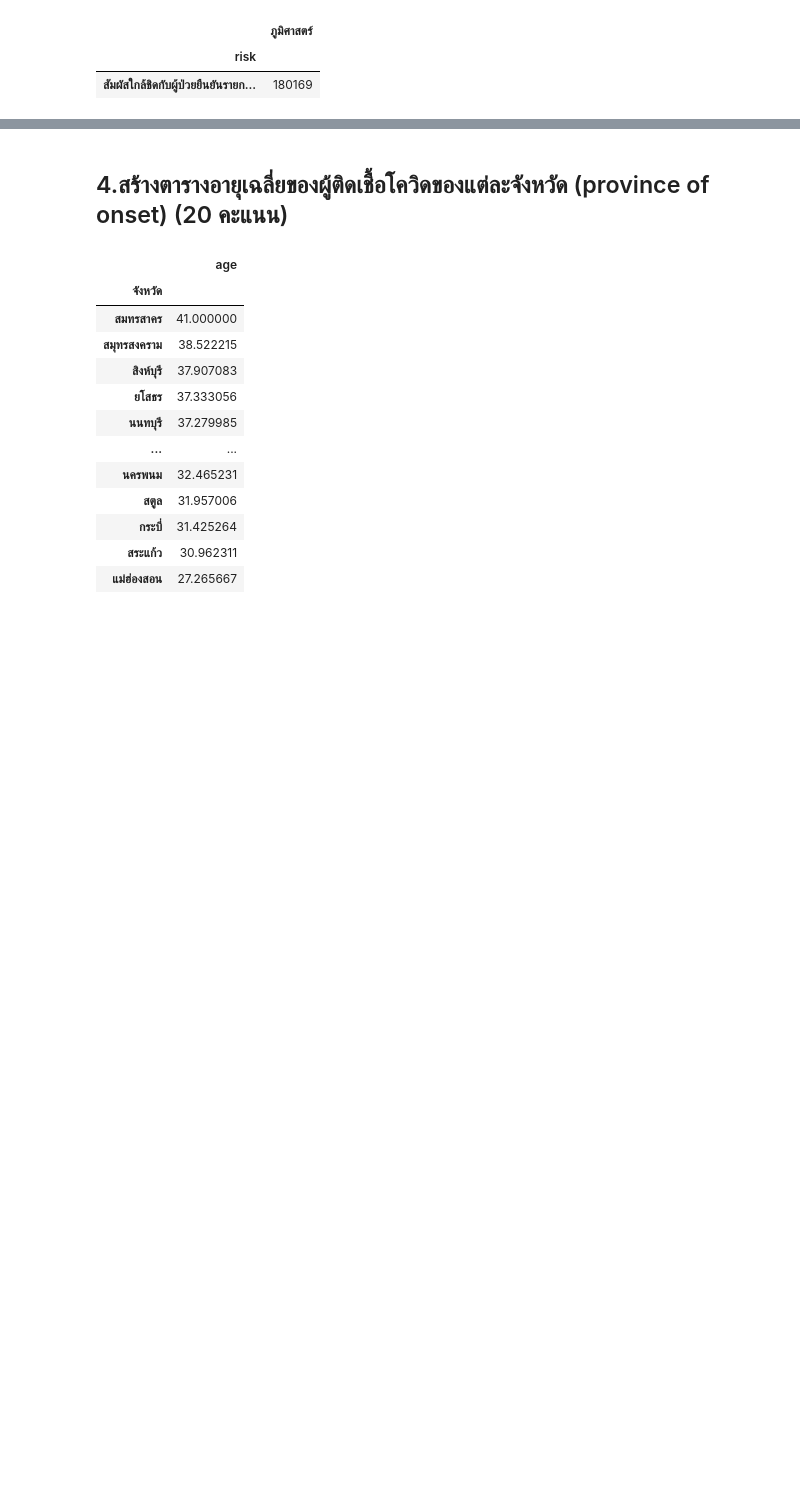
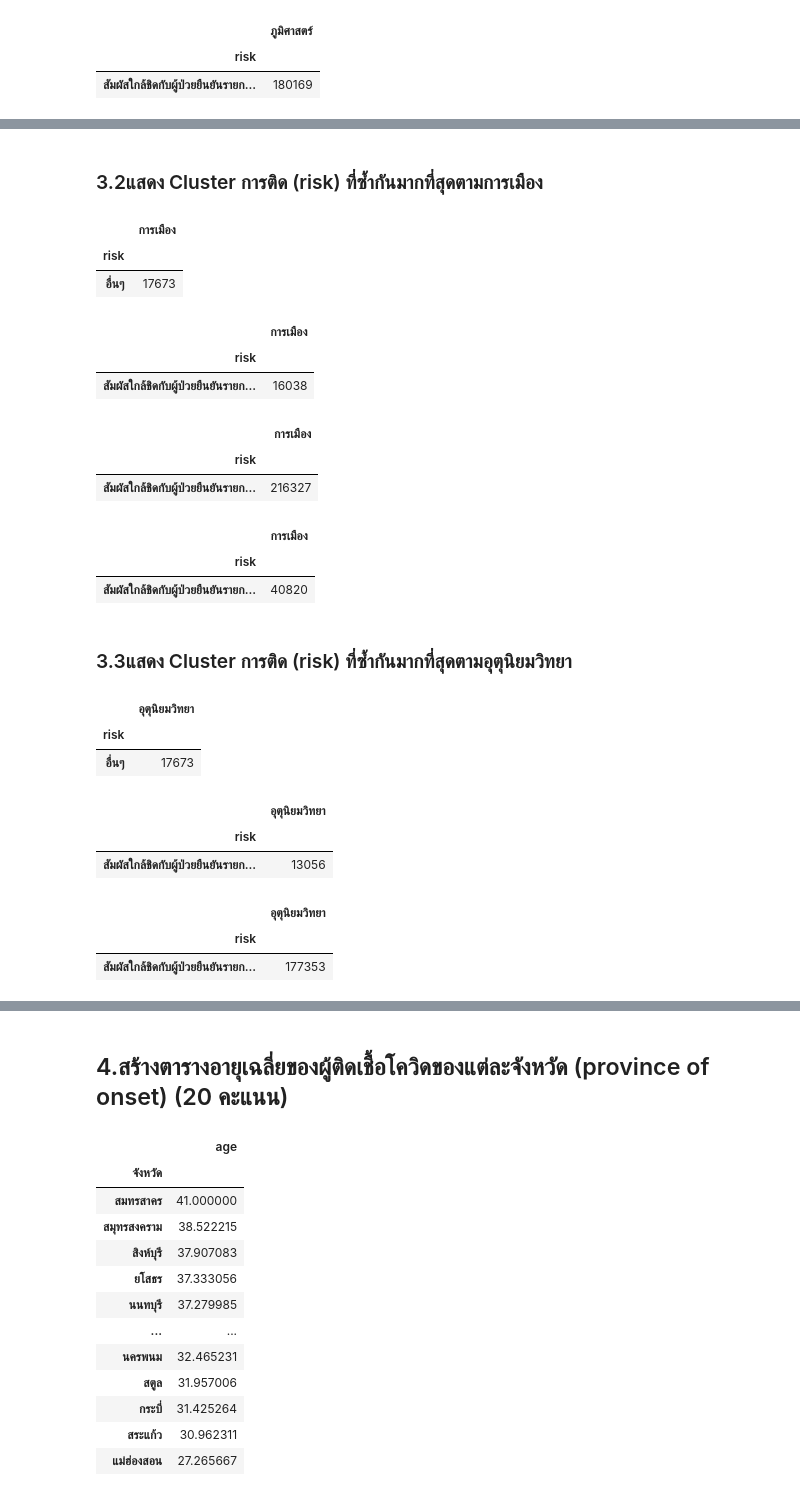
Before and after one commit to PhinyadaPhen/data_viz_2022, a Jupyter notebook: BasicPython&DataViz_midterm2022.ipynb, the cells around one changed output, grey strips where cells are left out. Saved outputs shown, nothing was run; the diff lists cells and outputs as text; code cells hidden in the pictures; blank space fills up the shorter version.

```diff
--- a/BasicPython&DataViz_midterm2022.ipynb
+++ b/BasicPython&DataViz_midterm2022.ipynb
@@ -538,0 +556,53 @@ Cluster_Geography_Central.iloc[:1,-4:-3] # แสดง cluster การติ
+# %% [markdown]
+### 3.2แสดง Cluster การติด (risk) ที่ซ้ำกันมากที่สุดตามการเมือง
+# %%
+Cluster_Policy_Northeast = data[data['การเมือง']=='ตะวันออกเฉียงเหนือ'].groupby('risk').count().sort_values(by=['province_of_onset'],ascending=False) # หา cluster การติด (risk) ที่ซ้ำกันมากที่สุดของภาคตะวันออกเฉียงเหนือตามการเมือง โดยเรียงลำดับจากมากไปน้อย
+Cluster_Policy_Northeast.iloc[:1,-3:-2] # แสดง cluster การติด (risk) ที่ซ้ำกันมากที่สุดของภาคตะวันออกเฉียงเหนือตามการเมือง
+# %% [output]
+|  | การเมือง |
+| risk |  |
+| อื่นๆ | 17673 |
+# %%
+Cluster_Policy_North = data[data['การเมือง']=='เหนือ'].groupby('risk').count().sort_values(by=['province_of_onset'],ascending=False) # หา cluster การติด (risk) ที่ซ้ำกันมากที่สุดของภาคเหนือตามการเมือง โดยเรียงลำดับจากมากไปน้อย
+Cluster_Policy_North.iloc[:1,-3:-2] # แสดง cluster การติด (risk) ที่ซ้ำกันมากที่สุดของภาคเหนือตามการเมือง
+# %% [output]
+|  | การเมือง |
+| risk |  |
+| สัมผัสใกล้ชิดกับผู้ป่วยยืนยันรายก... | 16038 |
+# %%
+Cluster_Policy_Central = data[data['การเมือง']=='กลาง'].groupby('risk').count().sort_values(by=['province_of_onset'],ascending=False) # หา cluster การติด (risk) ที่ซ้ำกันมากที่สุดของภาคกลางตามการเมือง โดยเรียงลำดับจากมากไปน้อย
+Cluster_Policy_Central.iloc[:1,-3:-2] # แสดง cluster การติด (risk) ที่ซ้ำกันมากที่สุดของภาคกลางตามการเมือง
+# %% [output]
+|  | การเมือง |
+| risk |  |
+| สัมผัสใกล้ชิดกับผู้ป่วยยืนยันรายก... | 216327 |
+# %%
+Cluster_Policy_South = data[data['การเมือง']=='ใต้'].groupby('risk').count().sort_values(by=['province_of_onset'],ascending=False) # หา cluster การติด (risk) ที่ซ้ำกันมากที่สุดของภาคใต้ตามการเมือง โดยเรียงลำดับจากมากไปน้อย
+Cluster_Policy_South.iloc[:1,-3:-2] # แสดง cluster การติด (risk) ที่ซ้ำกันมากที่สุดของภาคใต้ตามการเมือง
+# %% [output]
+|  | การเมือง |
+| risk |  |
+| สัมผัสใกล้ชิดกับผู้ป่วยยืนยันรายก... | 40820 |
+# %% [markdown]
+### 3.3แสดง Cluster การติด (risk) ที่ซ้ำกันมากที่สุดตามอุตุนิยมวิทยา
+# %%
+Cluster_Meteorology_Northeast = data[data['อุตุนิยมวิทยา']=='ตะวันออกเฉียงเหนือ'].groupby('risk').count().sort_values(by=['province_of_onset'],ascending=False) # หา cluster การติด (risk) ที่ซ้ำกันมากที่สุดของภาคตะวันออกเฉียงเหนือตามอุตุนิยมวิทยา โดยเรียงลำดับจากมากไปน้อย
+Cluster_Meteorology_Northeast.iloc[:1,-2:-1] # แสดง cluster การติด (risk) ที่ซ้ำกันมากที่สุดของภาคตะวันออกเฉียงเหนือตามอุตุนิยมวิทยา
+# %% [output]
+|  | อุตุนิยมวิทยา |
+| risk |  |
+| อื่นๆ | 17673 |
+# %%
+Cluster_Meteorology_North = data[data['อุตุนิยมวิทยา']=='เหนือ'].groupby('risk').count().sort_values(by=['province_of_onset'],ascending=False) # หา cluster การติด (risk) ที่ซ้ำกันมากที่สุดของภาคเหนือตามอุตุนิยมวิทยา โดยเรียงลำดับจากมากไปน้อย
+Cluster_Meteorology_North.iloc[:1,-2:-1] # แสดง cluster การติด (risk) ที่ซ้ำกันมากที่สุดของภาคเหนือตามอุตุนิยมวิทยา
+# %% [output]
+|  | อุตุนิยมวิทยา |
+| risk |  |
+| สัมผัสใกล้ชิดกับผู้ป่วยยืนยันรายก... | 13056 |
+# %%
+Cluster_Meteorology_Central = data[data['อุตุนิยมวิทยา']=='กลาง'].groupby('risk').count().sort_values(by=['province_of_onset'],ascending=False) # หา cluster การติด (risk) ที่ซ้ำกันมากที่สุดของภาคกลางตามอุตุนิยมวิทยา โดยเรียงลำดับจากมากไปน้อย
+Cluster_Meteorology_Central.iloc[:1,-2:-1] # แสดง cluster การติด (risk) ที่ซ้ำกันมากที่สุดของภาคกลางตามอุตุนิยมวิทยา
+# %% [output]
+|  | อุตุนิยมวิทยา |
+| risk |  |
+| สัมผัสใกล้ชิดกับผู้ป่วยยืนยันรายก... | 177353 |
```
Also changed, not shown: parts of 15 cells of this notebook.
